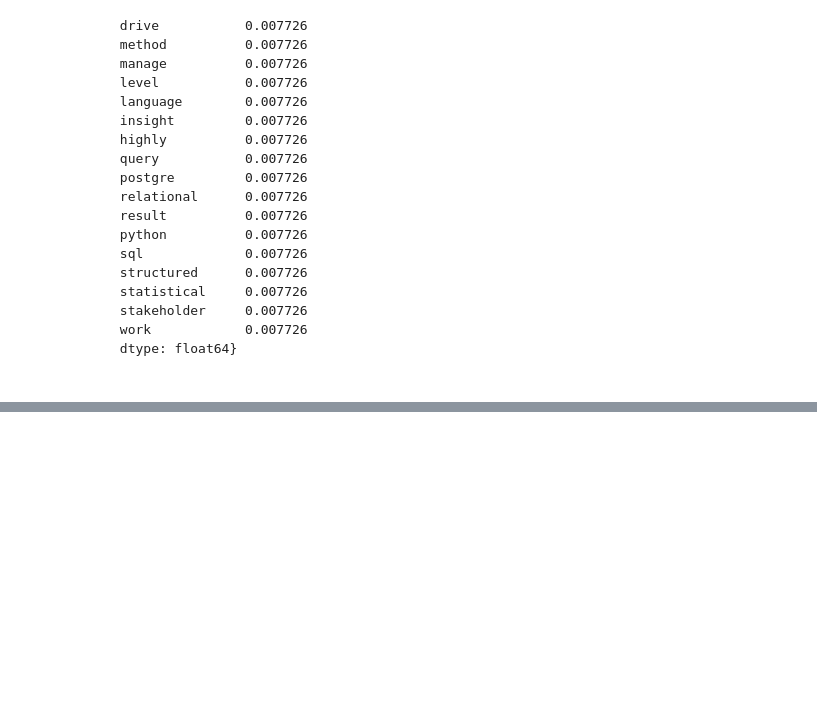
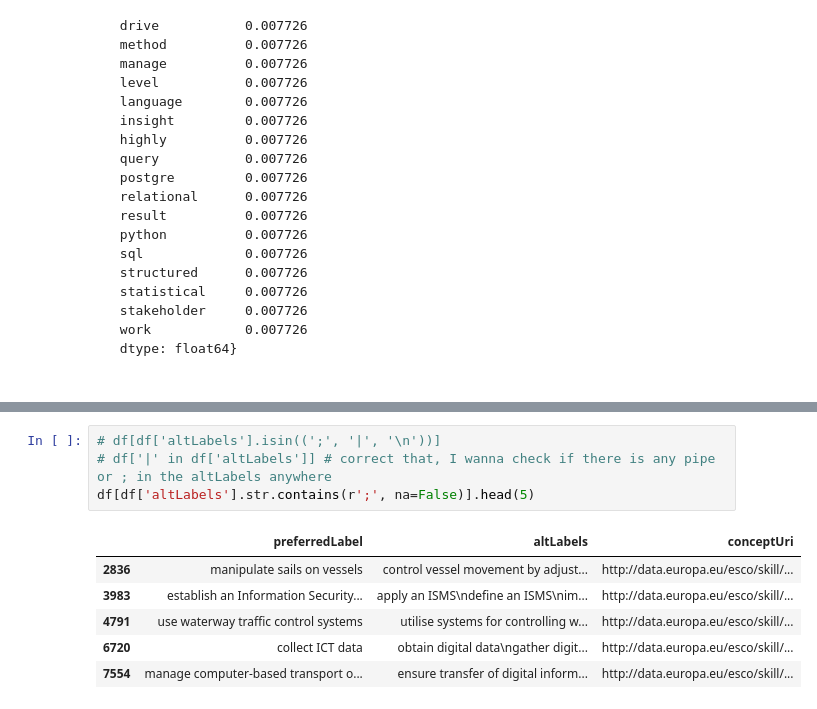
Before and after one commit to adrian-krysiak/RecruitMate, a Jupyter notebook: ml_service/notebooks/similarity_check.ipynb, the cells around one changed output, grey strips where cells are left out. Drawn from its saved outputs; the diff is of its cells as text; blank space fills up the shorter version.

```diff
--- a/ml_service/notebooks/similarity_check.ipynb
+++ b/ml_service/notebooks/similarity_check.ipynb
@@ -1223,0 +1463,11 @@ job_offers['medium']['text']
+# %%
+# df[df['altLabels'].isin((';', '|', '\n'))]
+# df['|' in df['altLabels']] # correct that, I wanna check if there is any pipe or ; in the altLabels anywhere
+df[df['altLabels'].str.contains(r';', na=False)].head(5)
+# %% [output]
+|  | preferredLabel | altLabels | conceptUri |
+| 2836 | manipulate sails on vessels | control vessel movement by adjust... | http://data.europa.eu/esco/skill/... |
+| 3983 | establish an Information Security... | apply an ISMS\ndefine an ISMS\nim... | http://data.europa.eu/esco/skill/... |
+| 4791 | use waterway traffic control systems | utilise systems for controlling w... | http://data.europa.eu/esco/skill/... |
+| 6720 | collect ICT data | obtain digital data\ngather digit... | http://data.europa.eu/esco/skill/... |
+| 7554 | manage computer-based transport o... | ensure transfer of digital inform... | http://data.europa.eu/esco/skill/... |
```
Also changed, not shown: parts of 18 cells of this notebook, 9 other files.
